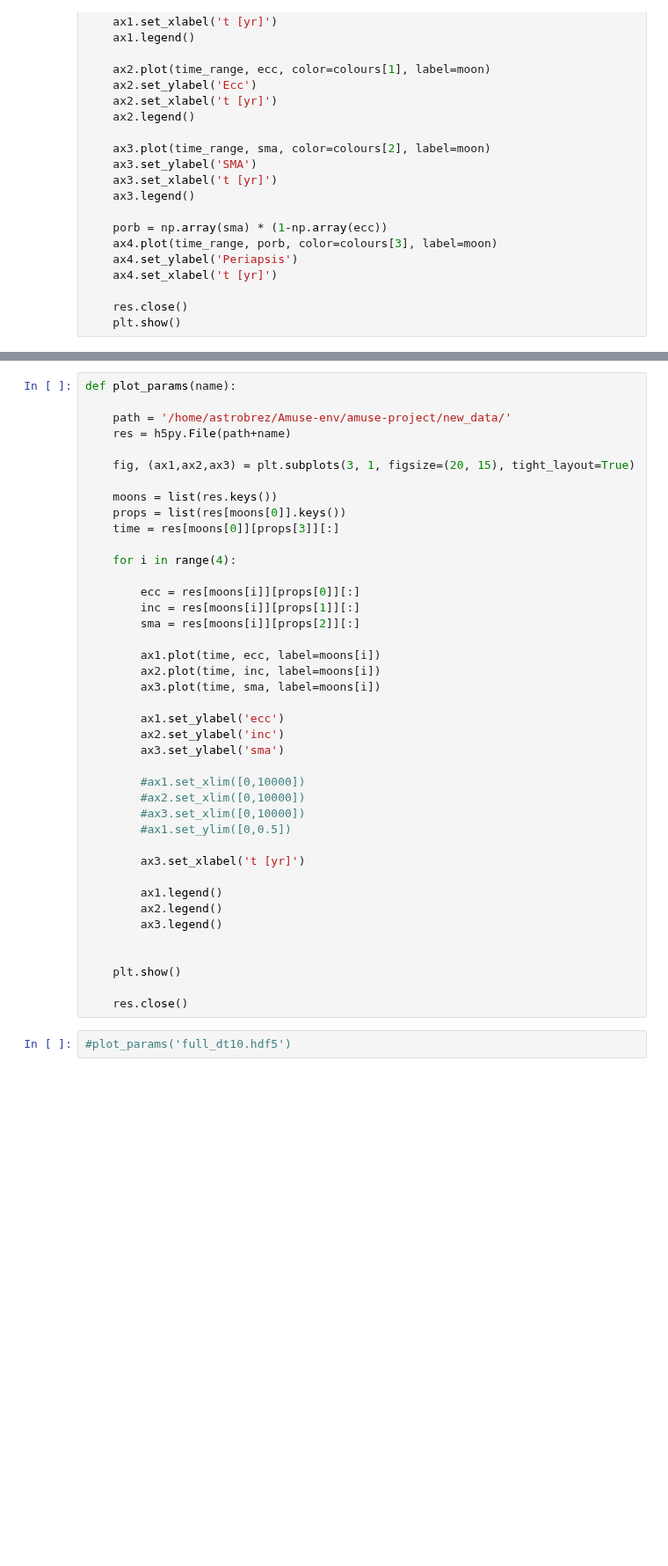
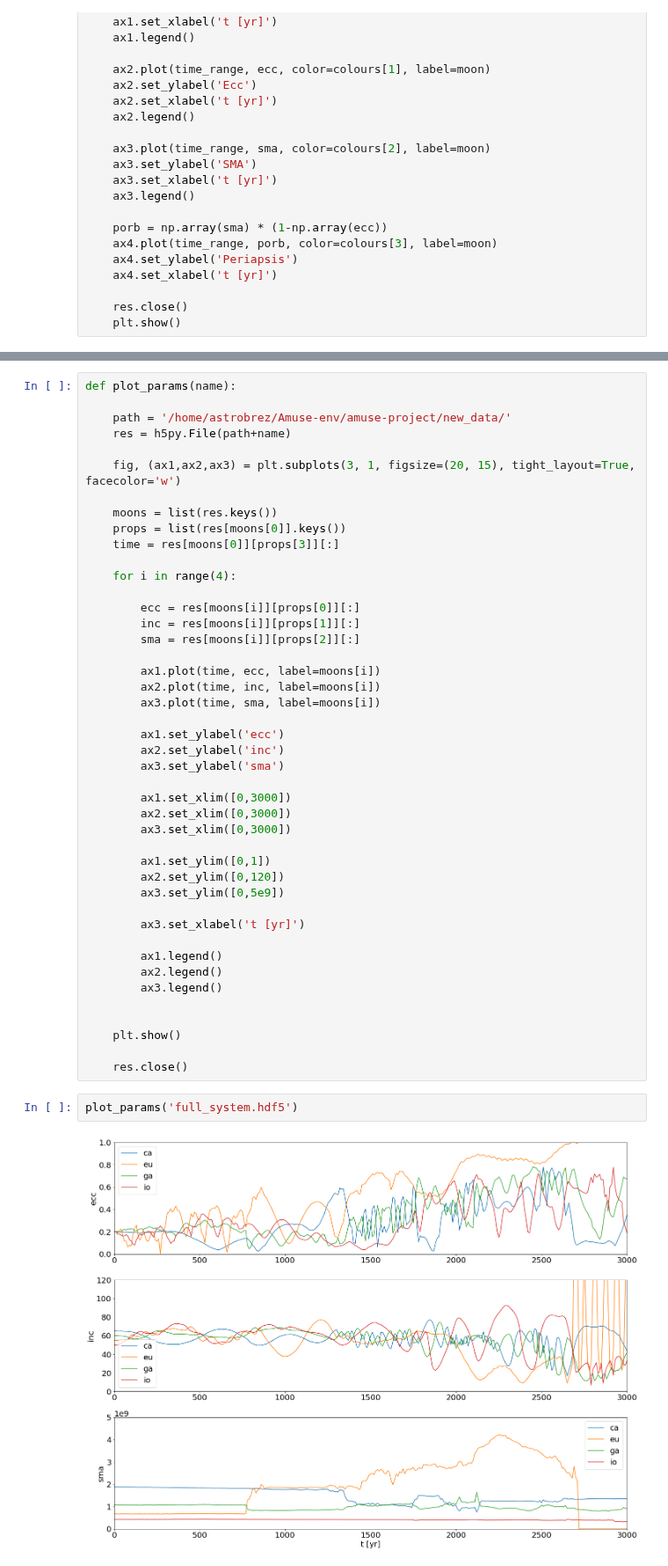
Before and after one commit to peterbreslin/amuse-project, a Jupyter notebook: testing_results.ipynb, the cells around one changed output, grey strips where cells are left out. Shown at 88% size. Cells and saved outputs as stored; diff of their text form; blank space fills up the shorter version.

```diff
--- a/testing_results.ipynb
+++ b/testing_results.ipynb
@@ -97,7 +101,7 @@ def plot_params(name):
     path = '/home/astrobrez/Amuse-env/amuse-project/new_data/'
     res = h5py.File(path+name)
 
-    fig, (ax1,ax2,ax3) = plt.subplots(3, 1, figsize=(20, 15), tight_layout=True)
+    fig, (ax1,ax2,ax3) = plt.subplots(3, 1, figsize=(20, 15), tight_layout=True, facecolor='w')
 
     moons = list(res.keys())
     props = list(res[moons[0]].keys())
@@ -117,10 +121,13 @@ def plot_params(name):
         ax2.set_ylabel('inc')
         ax3.set_ylabel('sma')
 
-        #ax1.set_xlim([0,10000])
-        #ax2.set_xlim([0,10000])
-        #ax3.set_xlim([0,10000])
-        #ax1.set_ylim([0,0.5])
+        ax1.set_xlim([0,3000])
+        ax2.set_xlim([0,3000])
+        ax3.set_xlim([0,3000])
+
+        ax1.set_ylim([0,1])
+        ax2.set_ylim([0,120])
+        ax3.set_ylim([0,5e9])
 
         ax3.set_xlabel('t [yr]')
 
@@ -133,4 +140,6 @@ def plot_params(name):
 
     res.close()
 # %%
-#plot_params('full_dt10.hdf5')
+plot_params('full_system.hdf5')
+# %% [output]
+[figure, added]
```
Also changed, not shown: parts of 2 cells of this notebook, 5 other files.
